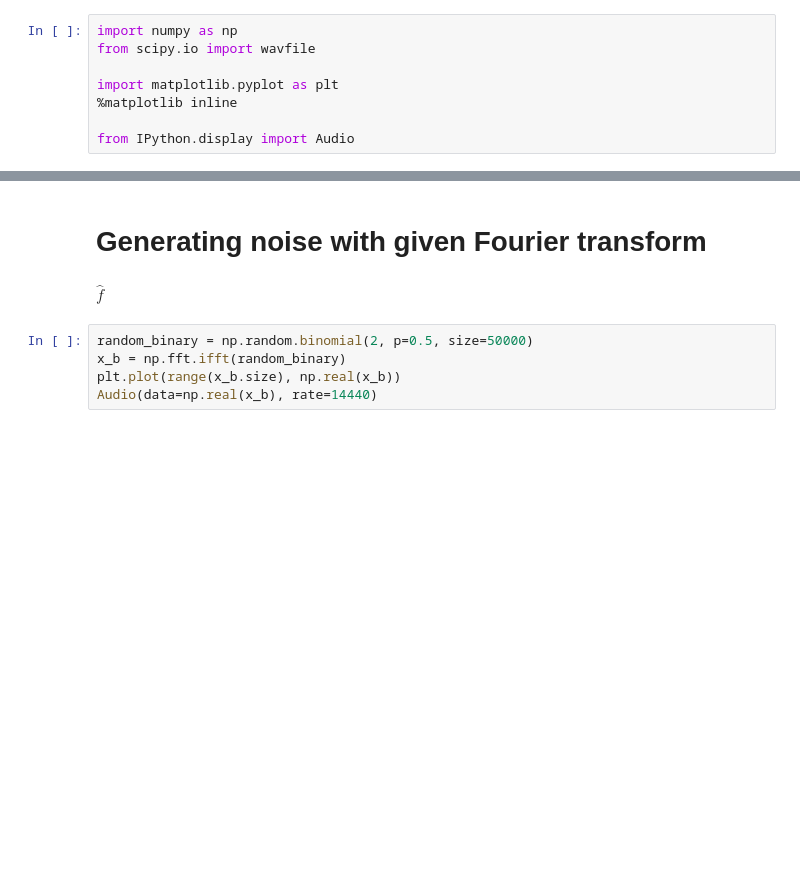
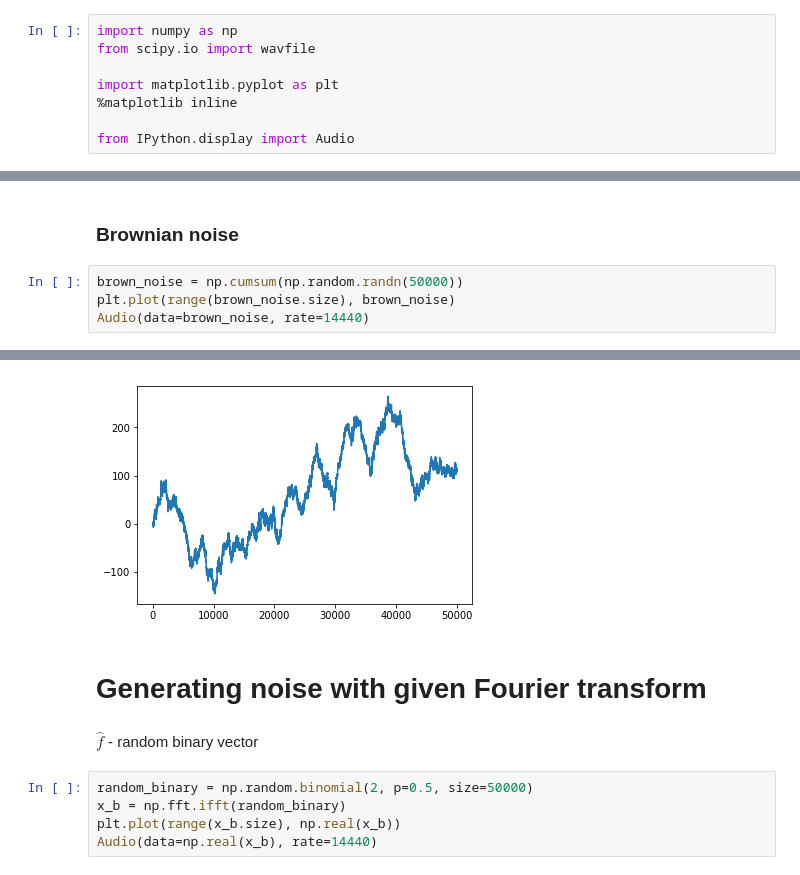
Before and after one commit to lambdaofgod/examples-counterexamples, a Jupyter notebook: notebooks/Audio in Jupyter - DSP.ipynb, the cells around one changed output, grey strips where cells are left out. Cells and saved outputs as stored; diff of their text form; blank space fills up the shorter version.

```diff
--- a/notebooks/Audio in Jupyter - DSP.ipynb
+++ b/notebooks/Audio in Jupyter - DSP.ipynb
@@ -8,0 +20,7 @@ from IPython.display import Audio
+# %% [markdown]
+### Brownian noise
+# %%
+brown_noise = np.cumsum(np.random.randn(50000))
+plt.plot(range(brown_noise.size), brown_noise)
+Audio(data=brown_noise, rate=14440)
+# %% [output]
@@ -9,7 +28,8 @@ from IPython.display import Audio
+[figure, added]
 # %% [markdown]
 # Generating noise with given Fourier transform
 # %% [markdown]
-$\hat{f}$
+$\hat{f}$ - random binary vector
 # %%
 random_binary = np.random.binomial(2, p=0.5, size=50000)
 x_b = np.fft.ifft(random_binary)
```
Also changed, not shown: parts of 9 cells of this notebook.
